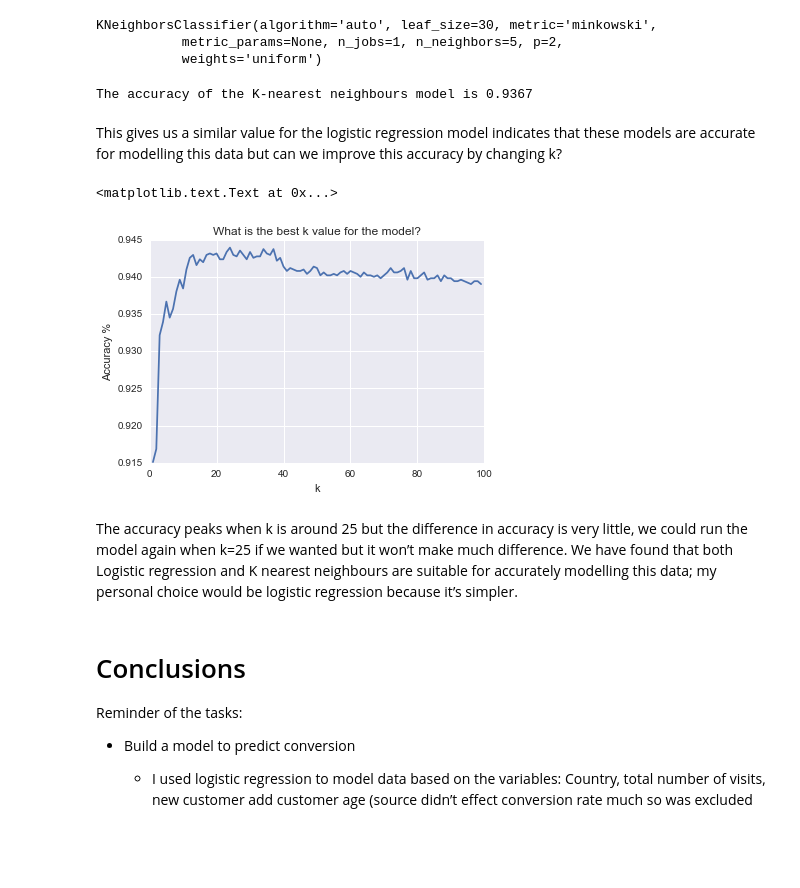
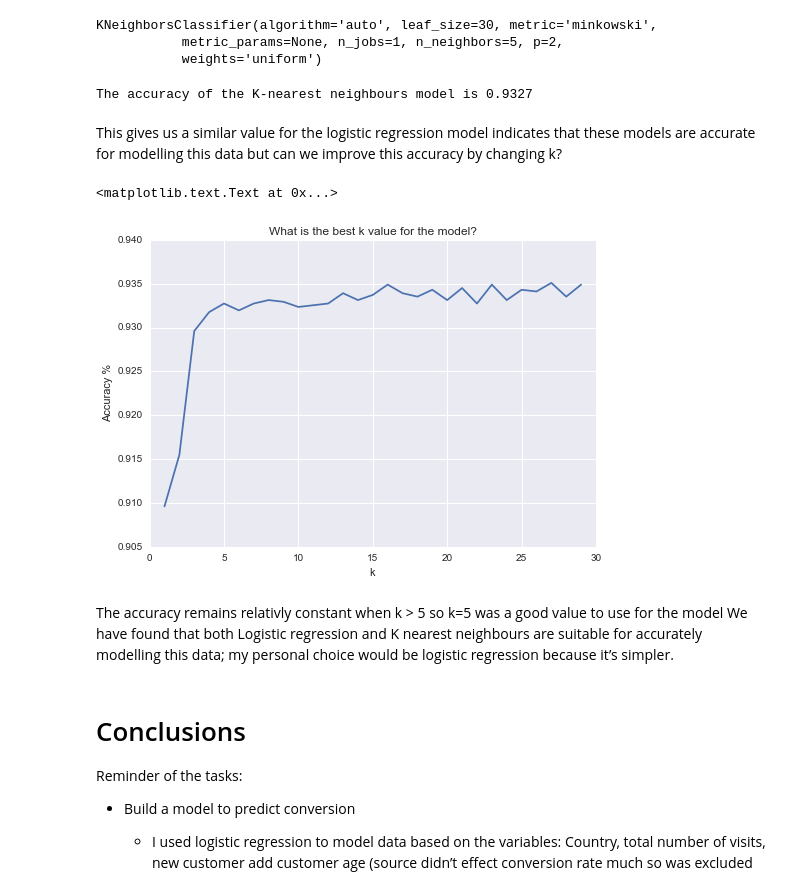
Before and after one commit to Fungie/Data_science_tasks, a Jupyter notebook: Predicting company website conversion rate.ipynb, the cells around one changed output. Saved outputs shown, nothing was run; the diff lists cells and outputs as text; code cells hidden in the pictures; blank space fills up the shorter version.

Commit message:
standardised test and train data

```diff
--- a/Predicting company website conversion rate.ipynb
+++ b/Predicting company website conversion rate.ipynb
@@ -224,6 +231,12 @@ Y = DataFrame(df['converted'])
 # %%
 # data is split up into training and testing sets using sklearn
 X_train,X_test, Y_train, Y_test = train_test_split(X,Y)
+# %%
+# standardisatin of data
+from sklearn.preprocessing import StandardScaler
+stdsc = StandardScaler()
+X_train_std = stdsc.fit_transform(X_train)
+X_test_std = stdsc.transform(X_test)
 # %% [markdown]
 # First model: Logistic Regression
 
@@ -235,7 +248,7 @@ log_model = LogisticRegression()
 Y_train= np.ravel(Y_train)
 # %%
 # model is fitted to training data
-log_model.fit(X_train,Y_train,)
+log_model.fit(X_train_std,Y_train,)
 # %% [output]
 LogisticRegression(C=1.0, class_weight=None, dual=False, fit_intercept=True,
           intercept_scaling=1, max_iter=100, multi_class='ovr', n_jobs=1,
@@ -274,43 +287,43 @@ To verify our first model another suitable model is calculated and results compa
 knn = KNeighborsClassifier()
 # %%
 # fitting data to the model
-knn.fit(X_train,Y_train)
+knn.fit(X_train_std,Y_train)
 # %% [output]
 KNeighborsClassifier(algorithm='auto', leaf_size=30, metric='minkowski',
            metric_params=None, n_jobs=1, n_neighbors=5, p=2,
            weights='uniform')
 # %%
 # predicting the outcome from our test data
-Y_pred = knn.predict(X_test)
+Y_pred = knn.predict(X_test_std)
 # %%
 # findout out how accurate the model is
 score_knn= metrics.accuracy_score(Y_test,Y_pred)
 print 'The accuracy of the K-nearest neighbours model is %.4f ' %score_knn
 # %% [output]
-The accuracy of the K-nearest neighbours model is 0.9367
+The accuracy of the K-nearest neighbours model is 0.9327
 # %% [markdown]
 This gives us a similar value for the logistic regression model indicates that these models are accurate for modelling this data but can we improve this accuracy by changing k?
 # %%
-# loops through k values from 1-99 and computes accuracy for that k then the accuracy is plotted as a function of k.
+# loops through k values from 1-29 and computes accuracy for that k then the accuracy is plotted as a function of k.
 # If we had a very large dataset I wouldnt advice doing this but its useful for this purpose
-k_range = range(1,100)
+k_range = range(1,30)
 accuracy = []
 for k in k_range:
     knn = KNeighborsClassifier(n_neighbors=k)
-    knn.fit(X_train,Y_train)
-    Y_pred = knn.predict(X_test)
+    knn.fit(X_train_std,Y_train)
+    Y_pred = knn.predict(X_test_std)
 
     accuracy.append(metrics.accuracy_score(Y_test,Y_pred))
 
 plt.plot(k_range,accuracy)
 plt.title('What is the best k value for the model?')
 plt.xlabel('k')
 plt.ylabel('Accuracy %')
 # %% [output]
 <matplotlib.text.Text at 0x...>
-[figure, old version]
+[figure, new version]
 # %% [markdown]
-The accuracy peaks when k is around 25 but the difference in accuracy is very little, we could run the model again when k=25 if we wanted but it won’t make much difference.
+The  accuracy remains relativly constant when k > 5 so k=5 was a good value to use for the model
 We have found that both Logistic regression and K nearest neighbours are suitable for accurately modelling this data; my personal choice would be logistic regression because it’s simpler.
 # %% [markdown]
 # Conclusions
```
Also changed, not shown: parts of 9 cells of this notebook.
